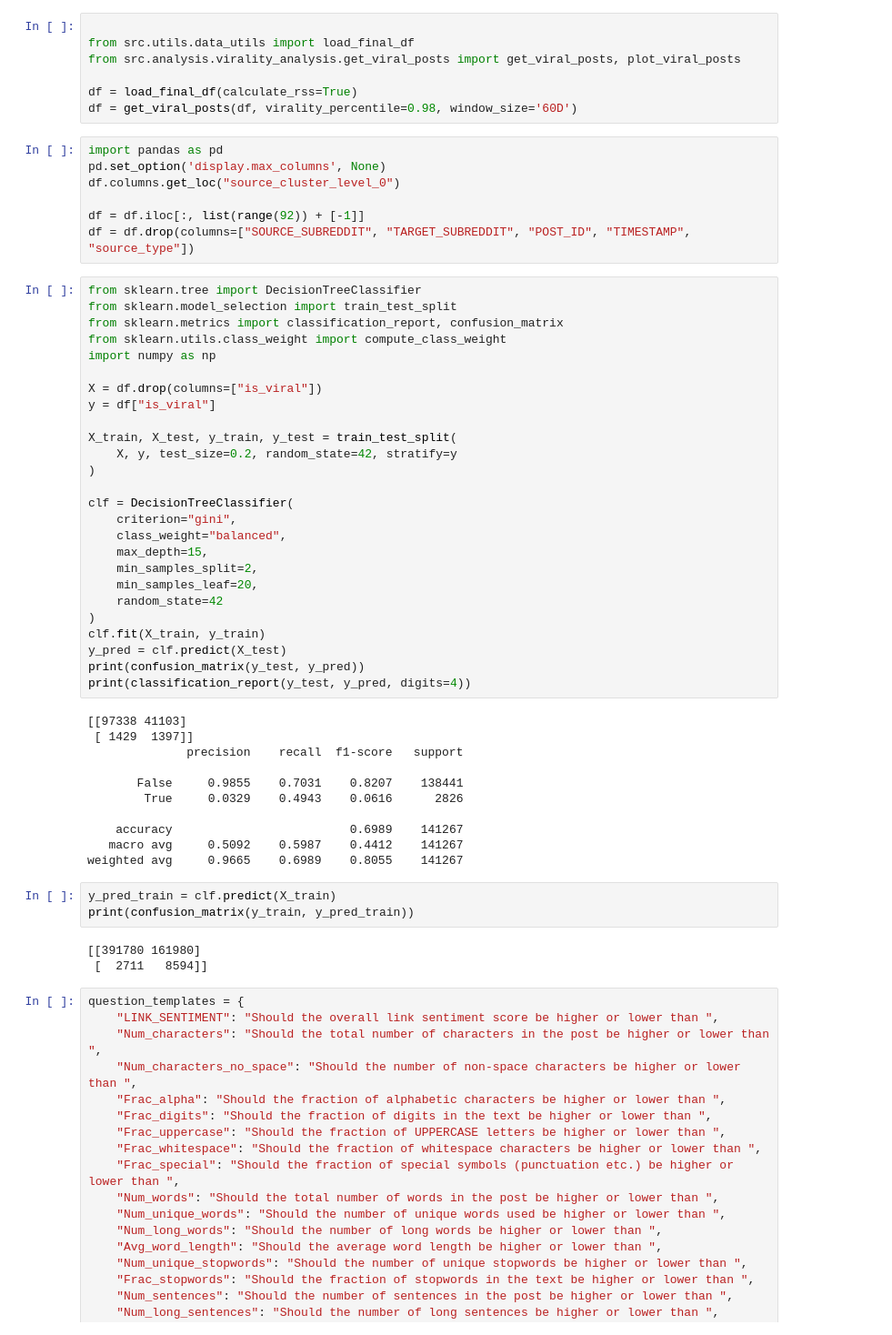
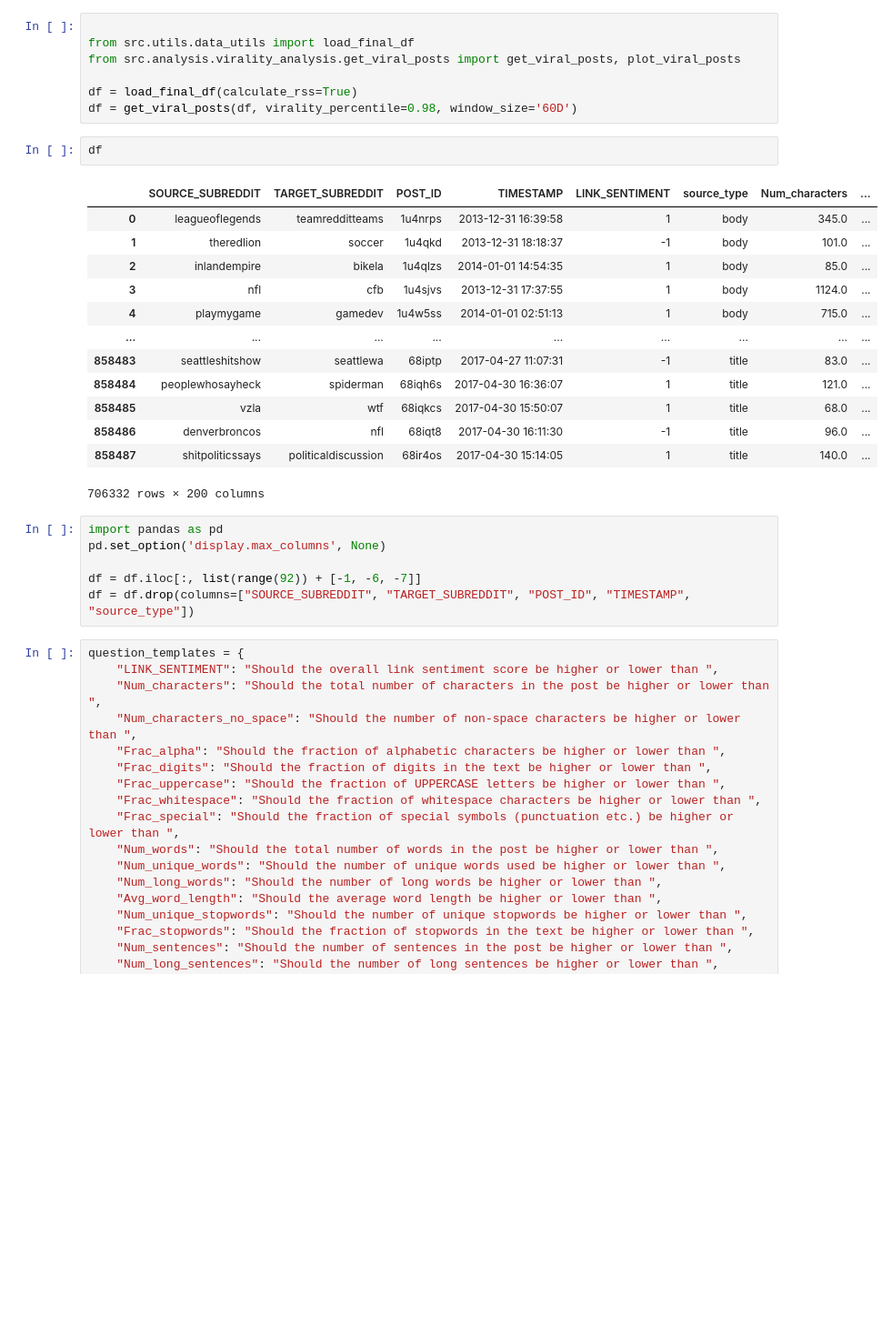
Before and after one commit to EPFLHenrik/ViralRedditCookbook, a Jupyter notebook: src/analysis/metric_analysis/decision_tree.ipynb, the cells around one changed output. Shown: that part at 91% size. Saved outputs shown, nothing was run; the diff lists cells and outputs as text; blank space fills up the shorter version.

```diff
--- a/src/analysis/metric_analysis/decision_tree.ipynb
+++ b/src/analysis/metric_analysis/decision_tree.ipynb
@@ -5,56 +5,28 @@ from src.analysis.virality_analysis.get_viral_posts import get_viral_posts, plot
 
 df = load_final_df(calculate_rss=True)
 df = get_viral_posts(df, virality_percentile=0.98, window_size='60D')
+# %%
+df
+# %% [output]
+|  | SOURCE_SUBREDDIT | TARGET_SUBREDDIT | POST_ID | TIMESTAMP | LINK_SENTIMENT | source_type | Num_characters | ... |
+| 0 | leagueoflegends | teamredditteams | 1u4nrps | 2013-12-31 16:39:58 | 1 | body | 345.0 | ... |
+| 1 | theredlion | soccer | 1u4qkd | 2013-12-31 18:18:37 | -1 | body | 101.0 | ... |
+| 2 | inlandempire | bikela | 1u4qlzs | 2014-01-01 14:54:35 | 1 | body | 85.0 | ... |
+| 3 | nfl | cfb | 1u4sjvs | 2013-12-31 17:37:55 | 1 | body | 1124.0 | ... |
+| 4 | playmygame | gamedev | 1u4w5ss | 2014-01-01 02:51:13 | 1 | body | 715.0 | ... |
+| ... | ... | ... | ... | ... | ... | ... | ... | ... |
+| 858483 | seattleshitshow | seattlewa | 68iptp | 2017-04-27 11:07:31 | -1 | title | 83.0 | ... |
+| 858484 | peoplewhosayheck | spiderman | 68iqh6s | 2017-04-30 16:36:07 | 1 | title | 121.0 | ... |
+| 858485 | vzla | wtf | 68iqkcs | 2017-04-30 15:50:07 | 1 | title | 68.0 | ... |
+| 858486 | denverbroncos | nfl | 68iqt8 | 2017-04-30 16:11:30 | -1 | title | 96.0 | ... |
+| 858487 | shitpoliticssays | politicaldiscussion | 68ir4os | 2017-04-30 15:14:05 | 1 | title | 140.0 | ... |
+706332 rows × 200 columns
 # %%
 import pandas as pd
 pd.set_option('display.max_columns', None)
-df.columns.get_loc("source_cluster_level_0")
 
-df = df.iloc[:, list(range(92)) + [-1]]
+df = df.iloc[:, list(range(92)) + [-1, -6, -7]]
 df = df.drop(columns=["SOURCE_SUBREDDIT", "TARGET_SUBREDDIT", "POST_ID", "TIMESTAMP", "source_type"])
-# %%
-from sklearn.tree import DecisionTreeClassifier
-from sklearn.model_selection import train_test_split
-from sklearn.metrics import classification_report, confusion_matrix
-from sklearn.utils.class_weight import compute_class_weight
-import numpy as np
-
-X = df.drop(columns=["is_viral"])
-y = df["is_viral"]
-
-X_train, X_test, y_train, y_test = train_test_split(
-    X, y, test_size=0.2, random_state=42, stratify=y
-)
-
-clf = DecisionTreeClassifier(
-    criterion="gini",
-    class_weight="balanced",
-    max_depth=15,
-    min_samples_split=2,
-    min_samples_leaf=20,
-    random_state=42
-)
-clf.fit(X_train, y_train)
-y_pred = clf.predict(X_test)
-print(confusion_matrix(y_test, y_pred))
-print(classification_report(y_test, y_pred, digits=4))
-# %% [output]
-[[97338 41103]
- [ 1429  1397]]
-              precision    recall  f1-score   support
-
-       False     0.9855    0.7031    0.8207    138441
-        True     0.0329    0.4943    0.0616      2826
-
-    accuracy                         0.6989    141267
-   macro avg     0.5092    0.5987    0.4412    141267
-weighted avg     0.9665    0.6989    0.8055    141267
-# %%
-y_pred_train = clf.predict(X_train)
-print(confusion_matrix(y_train, y_pred_train))
-# %% [output]
-[[391780 161980]
- [  2711   8594]]
 # %%
 question_templates = {
     "LINK_SENTIMENT": "Should the overall link sentiment score be higher or lower than ",
```
Also changed, not shown: parts of 6 cells of this notebook, 52 other files.
